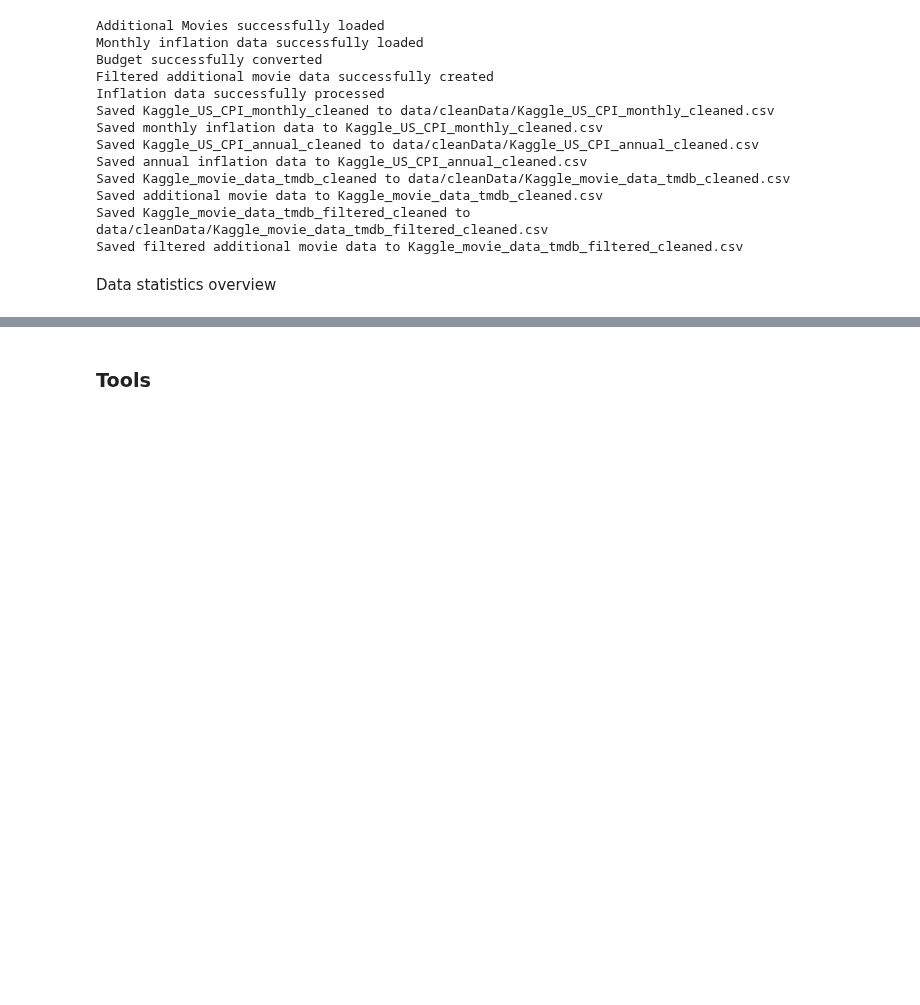
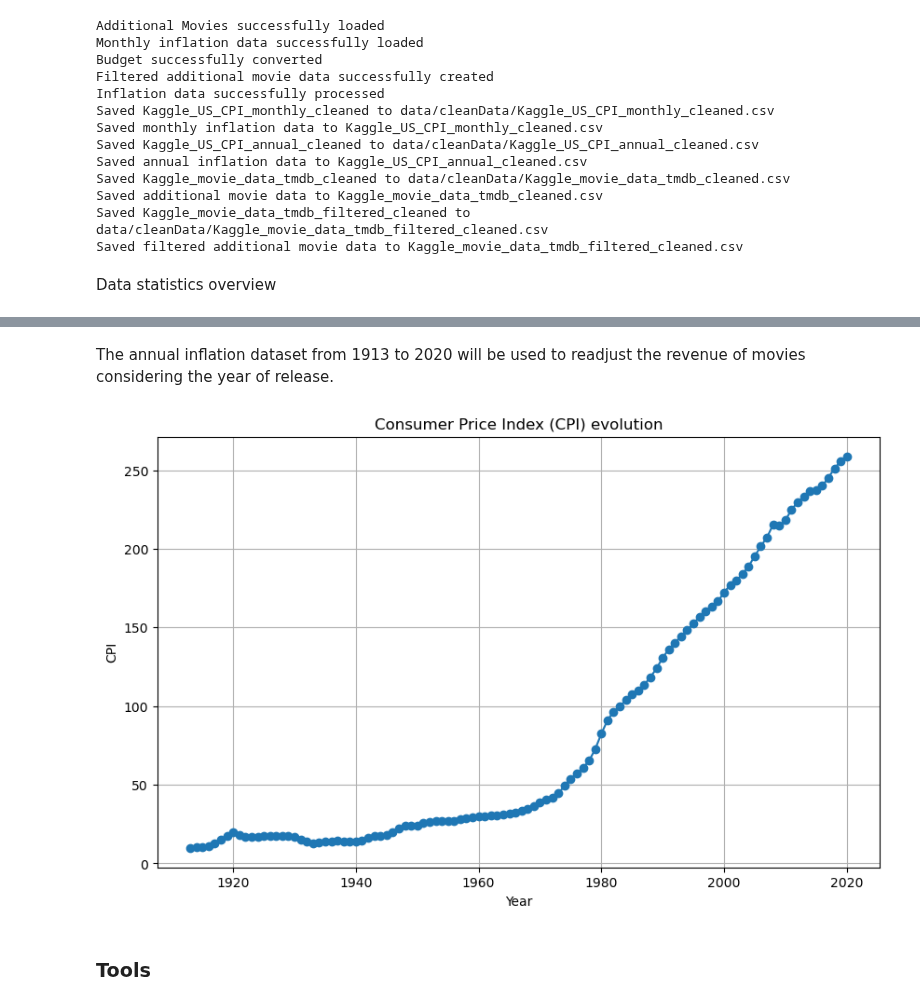
Before and after one commit to epfl-ada/ada-2024-project-teamcsx24, a Jupyter notebook: results.ipynb, the cells around one changed output, grey strips where cells are left out. Drawn from its saved outputs; the diff is of its cells as text; code cells hidden in the pictures; blank space fills up the shorter version.

```diff
--- a/results.ipynb
+++ b/results.ipynb
@@ -213,3 +348,16 @@ Data statistics overview
+# %% [markdown]
+The annual inflation dataset from 1913 to 2020 will be used to readjust the revenue of movies considering the year of release.
+# %%
+# plot the temporal evolution of the Consumer Price Index (CPI)
+plt.figure(figsize=(10, 6))
+plt.plot(df_inflation_additional_annual['year'], df_inflation_additional_annual['CPI'], marker='o')
+plt.title('Consumer Price Index (CPI) evolution')
+plt.xlabel('Year')
+plt.ylabel('CPI')
+plt.grid()
+plt.show()
+# %% [output]
+[figure, added]
 # %% [markdown]
 ### Tools
 # %% [markdown]
```
Also changed, not shown: parts of 50 cells of this notebook, 1 other file.
